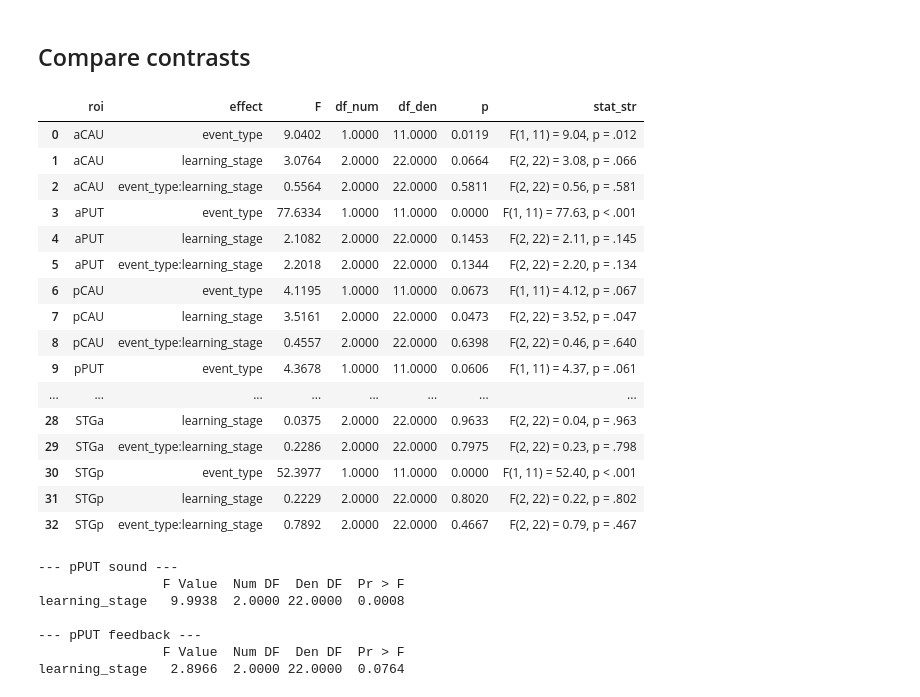
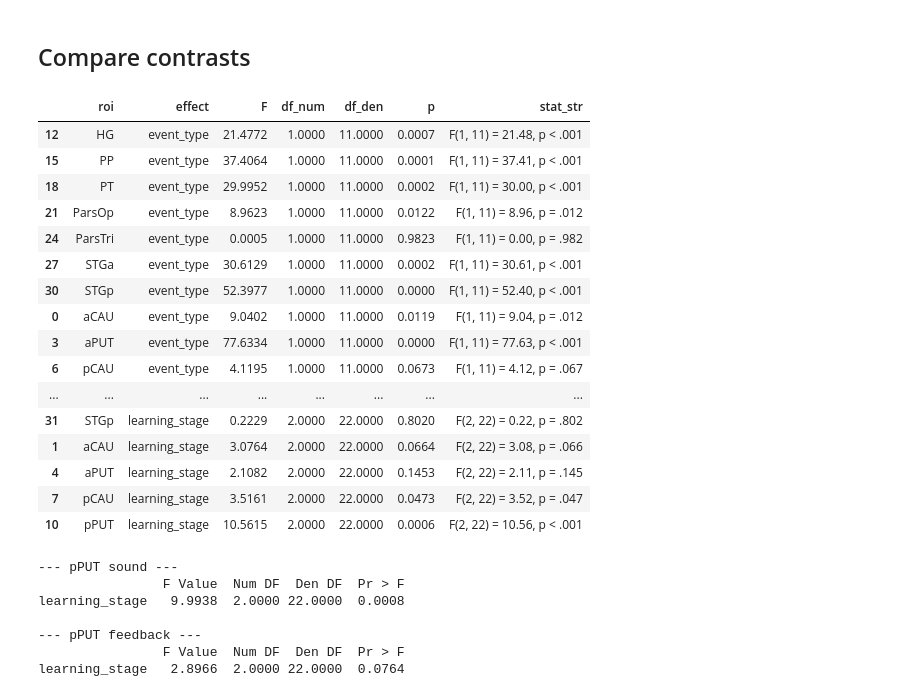
Before and after one commit to SoundBrainLab/fMRI_auditory-category-learning, a Jupyter notebook: 06_univariate/group_level_all_ROI.ipynb, the cells around one changed output. Drawn from its saved outputs; the diff is of its cells as text; code cells hidden in the pictures.

```diff
--- a/06_univariate/group_level_all_ROI.ipynb
+++ b/06_univariate/group_level_all_ROI.ipynb
@@ -4403,25 +4403,25 @@ for roi in all_df['region'].unique():
 
 interaction_df = pd.DataFrame(results)
 # %%
-interaction_df
+interaction_df.sort_values(by=['effect', 'roi'])
 # %% [output]
 |  | roi | effect | F | df_num | df_den | p | stat_str |
+| 12 | HG | event_type | 21.4772 | 1.0000 | 11.0000 | 0.0007 | F(1, 11) = 21.48, p < .001 |
+| 15 | PP | event_type | 37.4064 | 1.0000 | 11.0000 | 0.0001 | F(1, 11) = 37.41, p < .001 |
+| 18 | PT | event_type | 29.9952 | 1.0000 | 11.0000 | 0.0002 | F(1, 11) = 30.00, p < .001 |
+| 21 | ParsOp | event_type | 8.9623 | 1.0000 | 11.0000 | 0.0122 | F(1, 11) = 8.96, p = .012 |
+| 24 | ParsTri | event_type | 0.0005 | 1.0000 | 11.0000 | 0.9823 | F(1, 11) = 0.00, p = .982 |
+| 27 | STGa | event_type | 30.6129 | 1.0000 | 11.0000 | 0.0002 | F(1, 11) = 30.61, p < .001 |
+| 30 | STGp | event_type | 52.3977 | 1.0000 | 11.0000 | 0.0000 | F(1, 11) = 52.40, p < .001 |
 | 0 | aCAU | event_type | 9.0402 | 1.0000 | 11.0000 | 0.0119 | F(1, 11) = 9.04, p = .012 |
+| 3 | aPUT | event_type | 77.6334 | 1.0000 | 11.0000 | 0.0000 | F(1, 11) = 77.63, p < .001 |
+| 6 | pCAU | event_type | 4.1195 | 1.0000 | 11.0000 | 0.0673 | F(1, 11) = 4.12, p = .067 |
+| ... | ... | ... | ... | ... | ... | ... | ... |
+| 31 | STGp | learning_stage | 0.2229 | 2.0000 | 22.0000 | 0.8020 | F(2, 22) = 0.22, p = .802 |
 | 1 | aCAU | learning_stage | 3.0764 | 2.0000 | 22.0000 | 0.0664 | F(2, 22) = 3.08, p = .066 |
-| 2 | aCAU | event_type:learning_stage | 0.5564 | 2.0000 | 22.0000 | 0.5811 | F(2, 22) = 0.56, p = .581 |
-| 3 | aPUT | event_type | 77.6334 | 1.0000 | 11.0000 | 0.0000 | F(1, 11) = 77.63, p < .001 |
 | 4 | aPUT | learning_stage | 2.1082 | 2.0000 | 22.0000 | 0.1453 | F(2, 22) = 2.11, p = .145 |
-| 5 | aPUT | event_type:learning_stage | 2.2018 | 2.0000 | 22.0000 | 0.1344 | F(2, 22) = 2.20, p = .134 |
-| 6 | pCAU | event_type | 4.1195 | 1.0000 | 11.0000 | 0.0673 | F(1, 11) = 4.12, p = .067 |
 | 7 | pCAU | learning_stage | 3.5161 | 2.0000 | 22.0000 | 0.0473 | F(2, 22) = 3.52, p = .047 |
-| 8 | pCAU | event_type:learning_stage | 0.4557 | 2.0000 | 22.0000 | 0.6398 | F(2, 22) = 0.46, p = .640 |
-| 9 | pPUT | event_type | 4.3678 | 1.0000 | 11.0000 | 0.0606 | F(1, 11) = 4.37, p = .061 |
-| ... | ... | ... | ... | ... | ... | ... | ... |
-| 28 | STGa | learning_stage | 0.0375 | 2.0000 | 22.0000 | 0.9633 | F(2, 22) = 0.04, p = .963 |
-| 29 | STGa | event_type:learning_stage | 0.2286 | 2.0000 | 22.0000 | 0.7975 | F(2, 22) = 0.23, p = .798 |
-| 30 | STGp | event_type | 52.3977 | 1.0000 | 11.0000 | 0.0000 | F(1, 11) = 52.40, p < .001 |
-| 31 | STGp | learning_stage | 0.2229 | 2.0000 | 22.0000 | 0.8020 | F(2, 22) = 0.22, p = .802 |
-| 32 | STGp | event_type:learning_stage | 0.7892 | 2.0000 | 22.0000 | 0.4667 | F(2, 22) = 0.79, p = .467 |
+| 10 | pPUT | learning_stage | 10.5615 | 2.0000 | 22.0000 | 0.0006 | F(2, 22) = 10.56, p < .001 |
 # %%
 from statsmodels.stats.anova import AnovaRM
 
```
Also changed, not shown: parts of 2 cells of this notebook.
